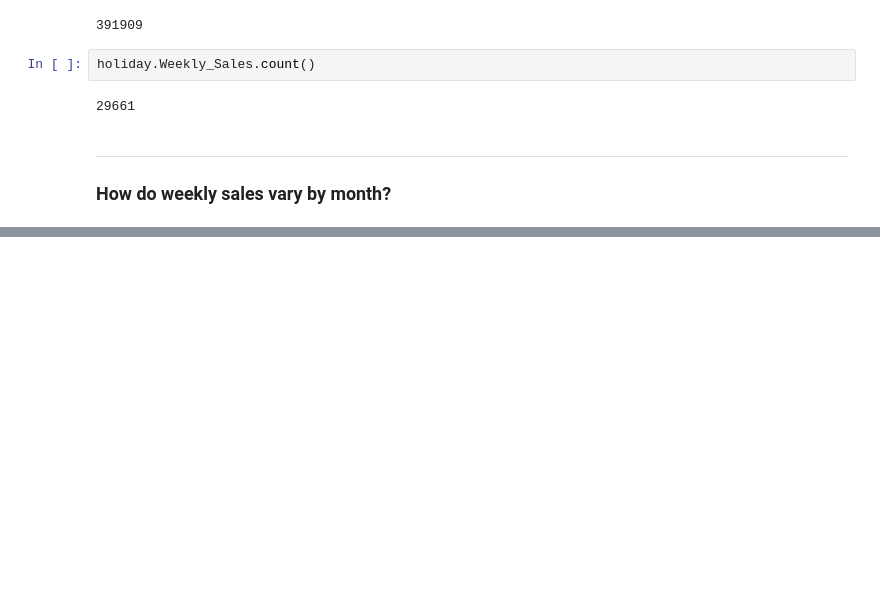
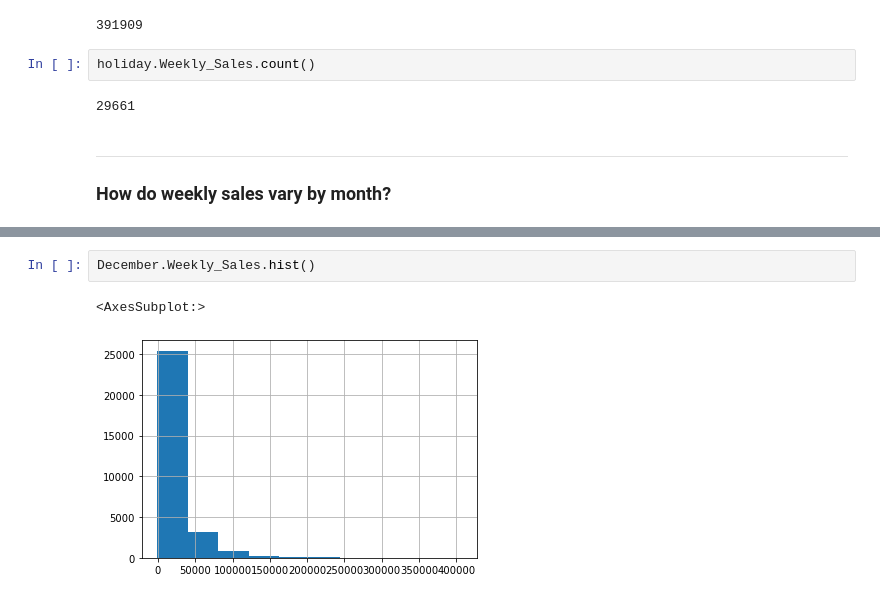
Before and after one commit to joann-balraj/Walmart_Analysis, a Jupyter notebook: Workbook.ipynb, the cells around one changed output, grey strips where cells are left out. Drawn from its saved outputs; the diff is of its cells as text; blank space fills up the shorter version.

```diff
--- a/Workbook.ipynb
+++ b/Workbook.ipynb
@@ -166,0 +178,5 @@ February = df[df['Month']==2]
+# %%
+December.Weekly_Sales.hist()
+# %% [output]
+<AxesSubplot:>
+[figure, added]
```
Also changed, not shown: parts of 5 cells of this notebook.
